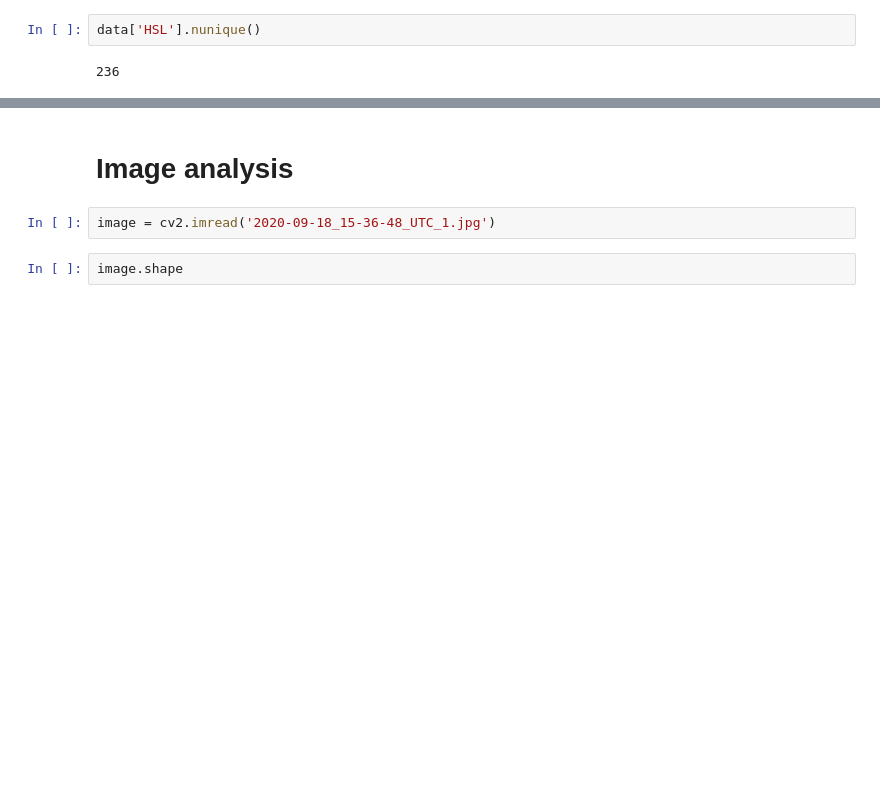
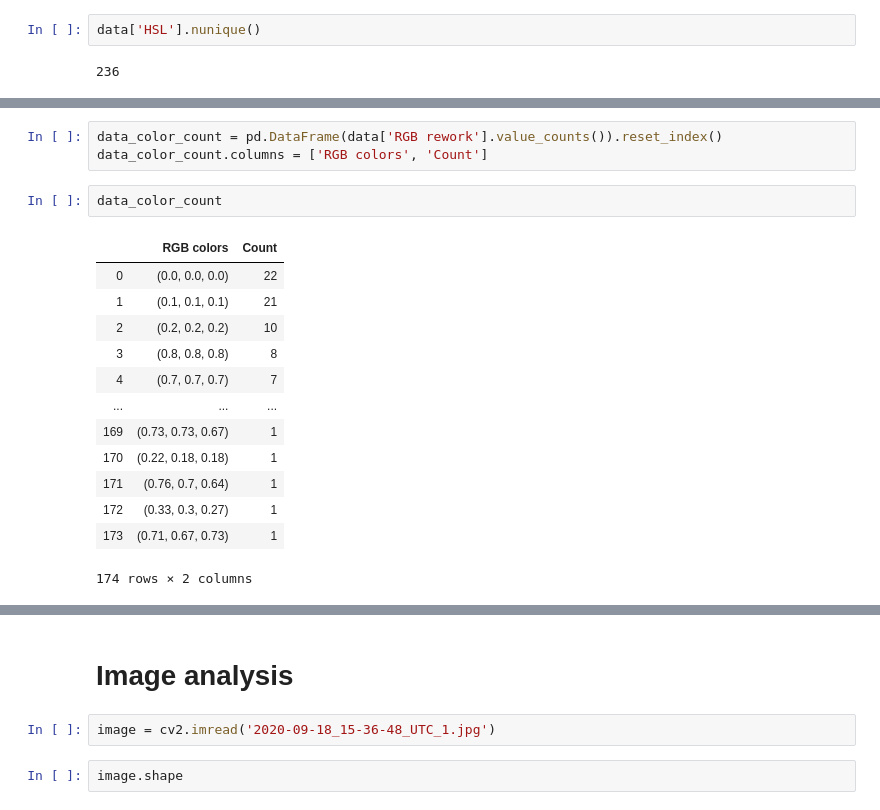
Before and after one commit to SalimAmarti/Color_Classifier, a Jupyter notebook: Color classifier.ipynb, the cells around one changed output, grey strips where cells are left out. Drawn from its saved outputs; the diff is of its cells as text; blank space fills up the shorter version.

```diff
--- a/Color classifier.ipynb
+++ b/Color classifier.ipynb
@@ -227,0 +266,19 @@ cs.hls_to_rgb(data['H'].loc[0]/360, data['L'].loc[0]/100, data['S'].loc[0]/100)
+# %%
+data_color_count = pd.DataFrame(data['RGB rework'].value_counts()).reset_index()
+data_color_count.columns = ['RGB colors', 'Count']
+# %%
+data_color_count
+# %% [output]
+|  | RGB colors | Count |
+| 0 | (0.0, 0.0, 0.0) | 22 |
+| 1 | (0.1, 0.1, 0.1) | 21 |
+| 2 | (0.2, 0.2, 0.2) | 10 |
+| 3 | (0.8, 0.8, 0.8) | 8 |
+| 4 | (0.7, 0.7, 0.7) | 7 |
+| ... | ... | ... |
+| 169 | (0.73, 0.73, 0.67) | 1 |
+| 170 | (0.22, 0.18, 0.18) | 1 |
+| 171 | (0.76, 0.7, 0.64) | 1 |
+| 172 | (0.33, 0.3, 0.27) | 1 |
+| 173 | (0.71, 0.67, 0.73) | 1 |
+174 rows × 2 columns
```
Also changed, not shown: parts of 12 cells of this notebook.
